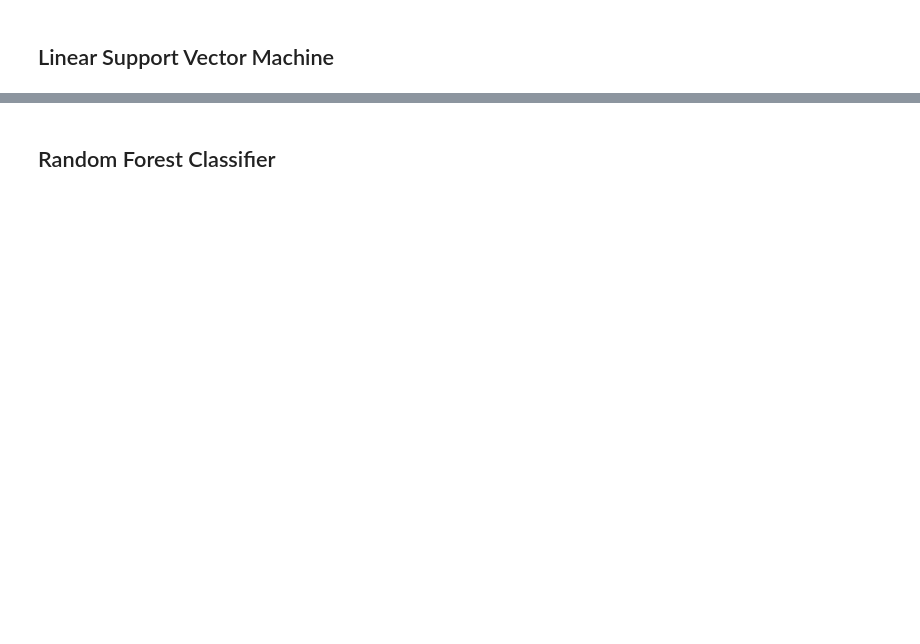
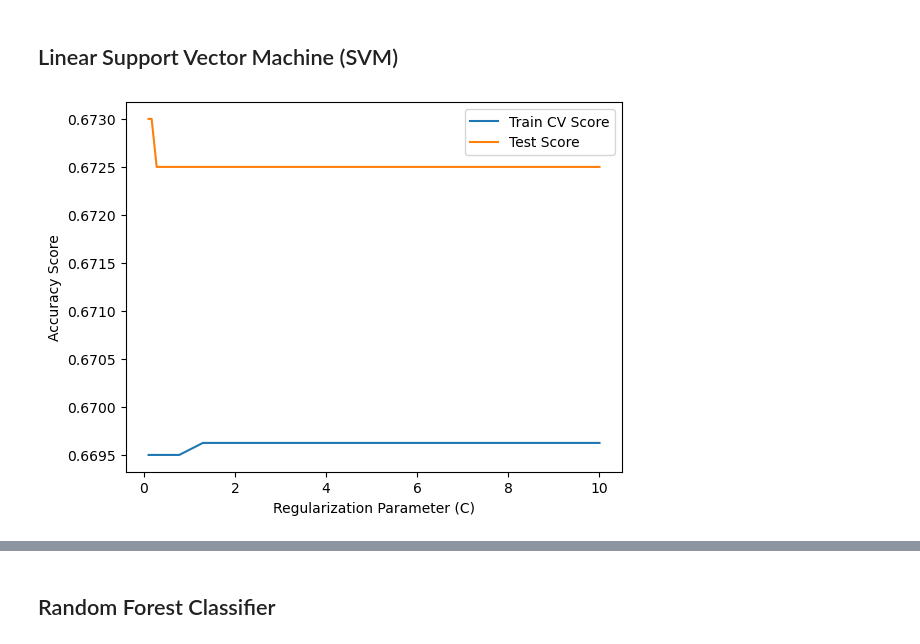
Before and after one commit to noahschulhof/twitter-classifier, a Jupyter notebook: models.ipynb, the cells around one changed output, grey strips where cells are left out. Cells and saved outputs as stored; diff of their text form; code cells hidden in the pictures; blank space fills up the shorter version.

```diff
--- a/models.ipynb
+++ b/models.ipynb
@@ -35,17 +129,26 @@ plt.plot(ks, knn_test_scores)
 # %% [markdown]
-## Linear Support Vector Machine
+## Linear Support Vector Machine (SVM)
 # %%
-Cs = np.logspace(-2, 0, 10)
+Cs = np.logspace(-1, 1, 10)
 
 svm_cv_scores = []
 svm_test_scores = []
 
 for C in Cs:
-    svm = LinearSVC(C = C, random_state = 1, max_iter = 2000)
+    svm = LinearSVC(C = C, random_state = 1, dual = True, max_iter = 1000000)
     svm_cv_scores.append(cross_val_score(svm, x_train_scaled, y_train, cv = 10, scoring = 'accuracy'))
 
     svm.fit(x_train_scaled, y_train)
     svm_test_scores.append(accuracy_score(y_test, svm.predict(x_test_scaled)))
 # %%
-plt.plot(Cs, np.array(svm_cv_scores).mean(axis = 1))
-plt.plot(Cs, svm_test_scores)
+plt.plot(Cs, np.array(svm_cv_scores).mean(axis = 1), label = 'Train CV Score')
+plt.plot(Cs, svm_test_scores, label = 'Test Score')
+
+plt.xlabel('Regularization Parameter (C)')
+plt.ylabel('Accuracy Score')
+
+plt.legend()
+
+plt.show()
+# %% [output]
+[figure, added]
```
Also changed, not shown: parts of 23 cells of this notebook.
